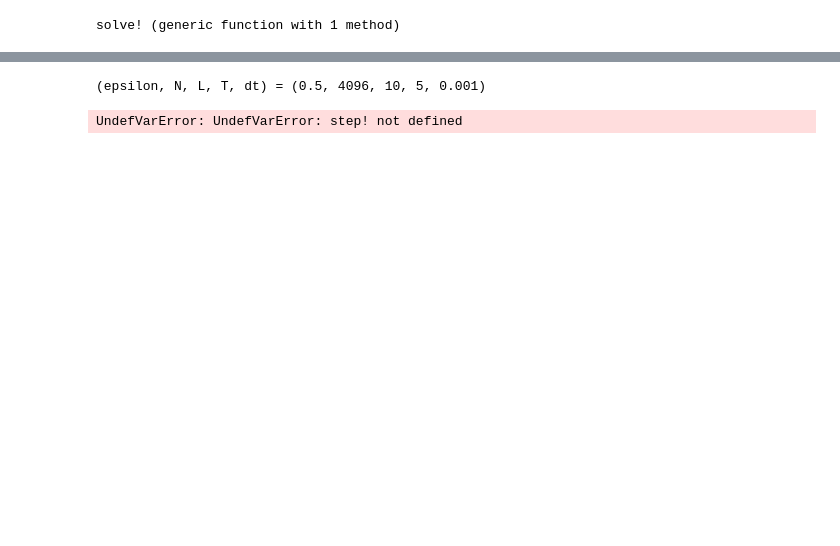
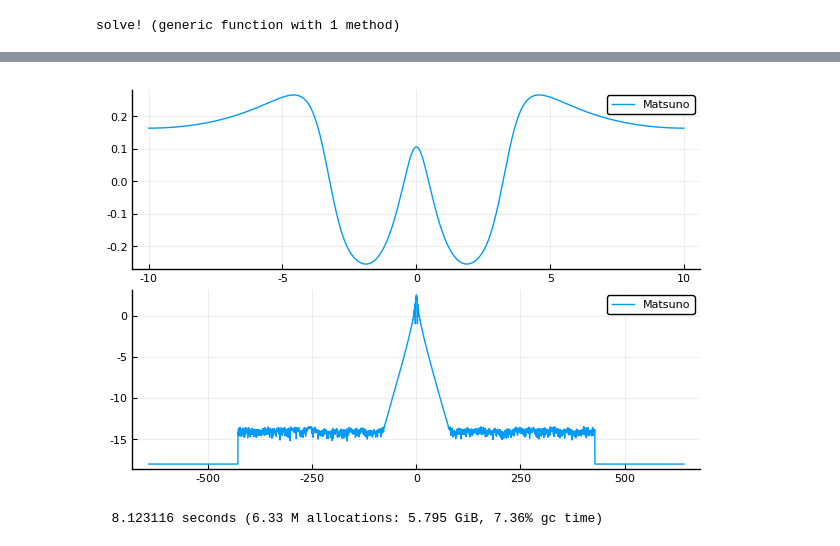
Before and after one commit to WaterWavesModels/WaterWaves1D.jl, a Jupyter notebook: notebooks/version-with-function-struct.ipynb, the cells around one changed output, grey strips where cells are left out. Saved outputs shown, nothing was run; the diff lists cells and outputs as text; code cells hidden in the pictures; blank space fills up the shorter version.

```diff
--- a/notebooks/version-with-function-struct.ipynb
+++ b/notebooks/version-with-function-struct.ipynb
@@ -240,18 +241,24 @@ solve! (generic function with 1 method)
 # %%
-function run_simulations(mesh::Mesh, models, times::Times)
+epsilon = 1/2
+N       = 2^12
+L       = 10
+T       = 5
+dt      = 0.001
 
-    solver = RK4( mesh.nx )
-    h  = zeros(Complex{Float64}, mesh.nx)
-    u  = zeros(Complex{Float64}, mesh.nx)
+@show epsilon,N,L,T,dt
 
-    for model in models
+mesh  = Mesh(-L, L, N)
+freq  = Freq(mesh.dx, N)
+times = Times(dt, T)
 
-        h .= exp.(-mesh.x.^2)
-        h .= model.Pi .* fft(h)
-        u .= model.Pi .* fft(u)
+solver = RK4( mesh.nx )
+h  = zeros(Complex{Float64}, mesh.nx)
+u  = zeros(Complex{Float64}, mesh.nx)
 
-        solve!(model, h, u, times, solver )
-    end
+Gamma = abs.(freq.k)
+Pi    = Gamma .< freq.kmax * 2/3
 
-end
+h .= exp.(-mesh.x.^2)
+h .= Pi .* fft(h)
+u .= Pi .* fft(u)
 # %% [output]
@@ -259,20 +283,12 @@ run_simulations (generic function with 1 method)
-# %%
-epsilon = 1/2
-N       = 2^12
-L       = 10
-T       = 5
-dt      = 0.001
-
-@show epsilon,N,L,T,dt
-
-mesh  = Mesh(-L, L, N)
-freq  = Freq(mesh.dx, N)
-times = Times(dt, T)
-
-models = [Cheng(freq, epsilon), Matsuno(freq, epsilon)]
-
-@time run_simulations(mesh, models, times)
-fig(5, times, models, mesh)
-# %% [output]
-(epsilon, N, L, T, dt) = (0.5, 4096, 10, 5, 0.001)
-UndefVarError: UndefVarError: step! not defined
+# %%
+matsuno = Matsuno(freq, epsilon)
+
+h .= exp.(-mesh.x.^2)
+h .= Pi .* fft(h)
+u .= Pi .* fft(u)
+
+@time solve!(matsuno, h, u, times, solver )
+fig(5, times, [matsuno], mesh)
+# %% [output]
+[figure, added]
+  8.123116 seconds (6.33 M allocations: 5.795 GiB, 7.36% gc time)
```
Also changed, not shown: parts of 6 cells of this notebook.
